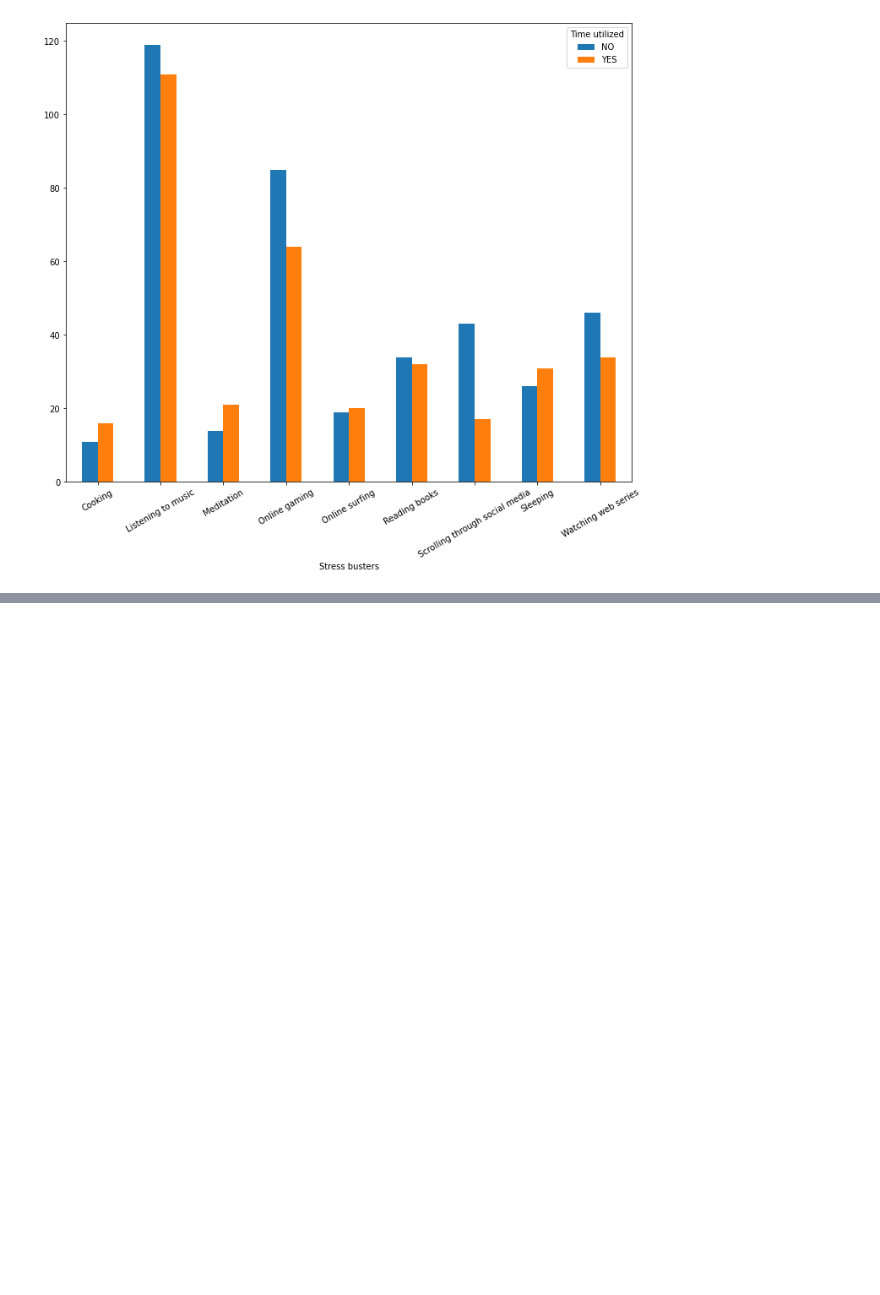
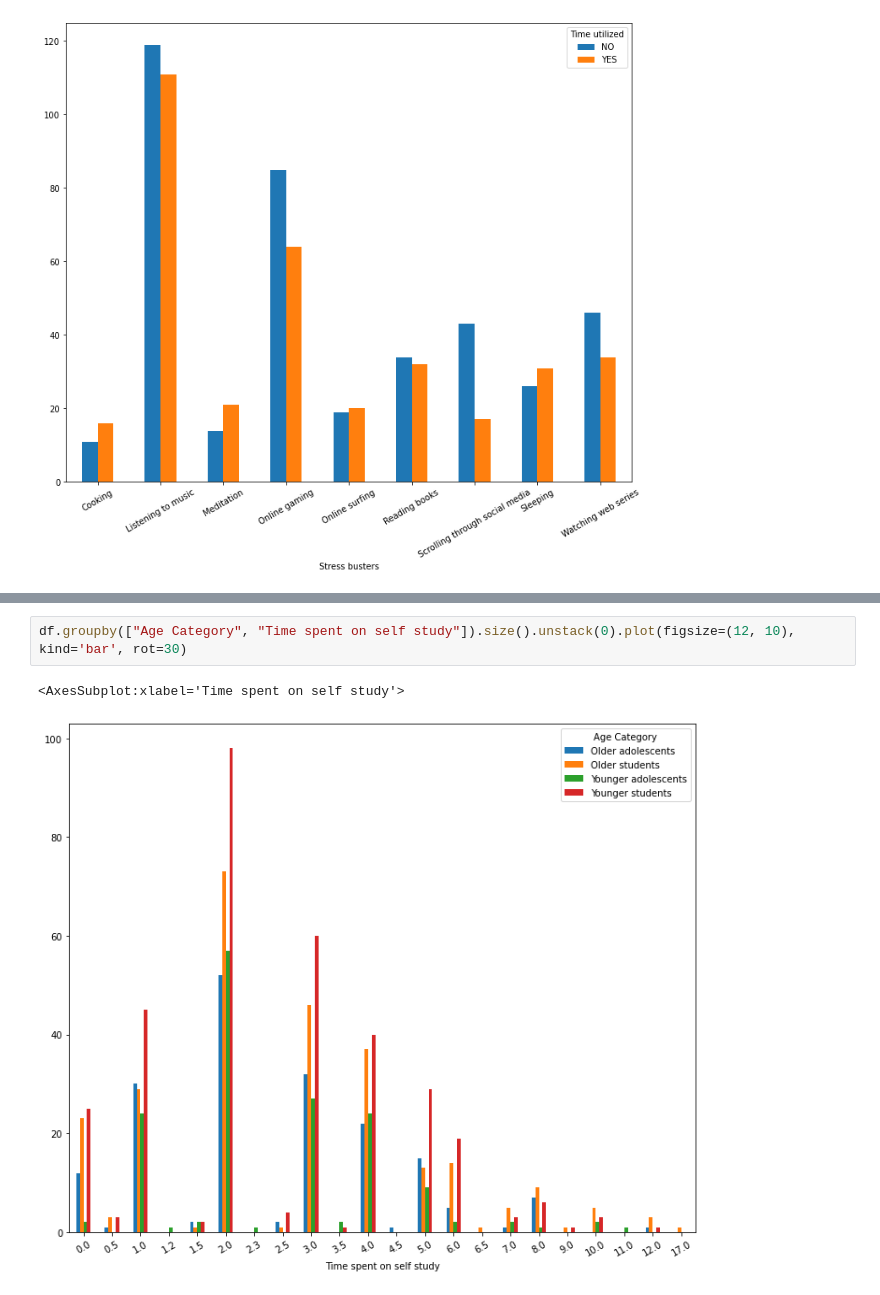
Before and after one commit to jdylik/COVID19_Survey_Data_Analysis, a Jupyter notebook: Proj.ipynb, the cells around one changed output, grey strips where cells are left out. Saved outputs shown, nothing was run; the diff lists cells and outputs as text; blank space fills up the shorter version.

```diff
--- a/Proj.ipynb
+++ b/Proj.ipynb
@@ -207,0 +226,5 @@ df[df["Stress busters"].isin(top_values)].groupby(["Stress busters", "Time utili
+# %%
+df.groupby(["Age Category", "Time spent on self study"]).size().unstack(0).plot(figsize=(12, 10), kind='bar', rot=30)
+# %% [output]
+<AxesSubplot:xlabel='Time spent on self study'>
+[figure, added]
```
Also changed, not shown: parts of 14 cells of this notebook.
